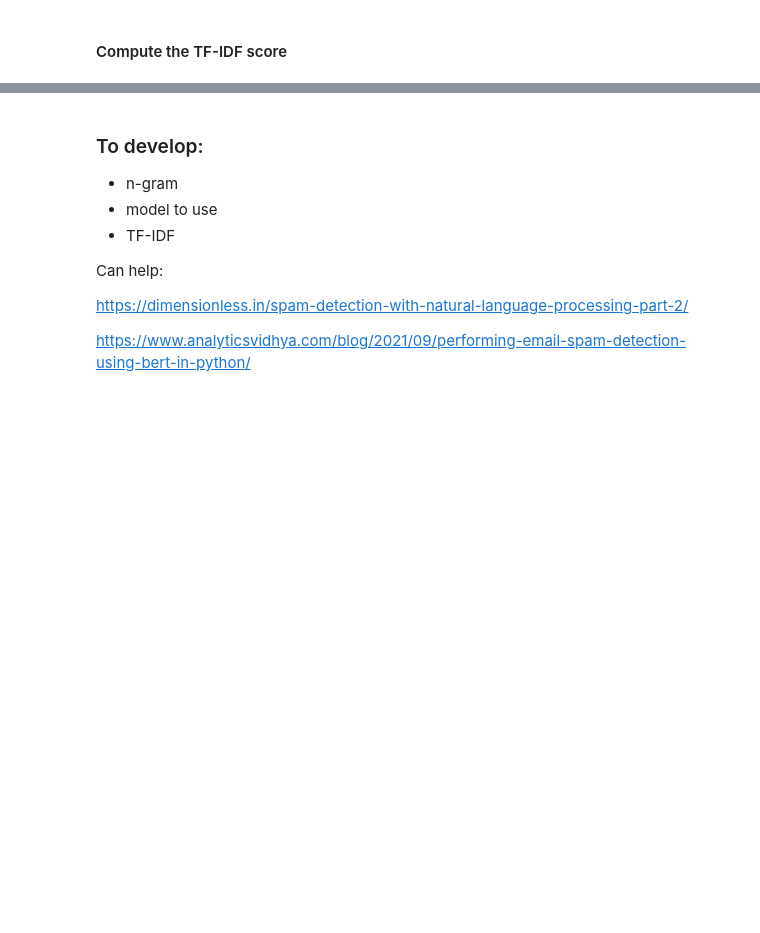
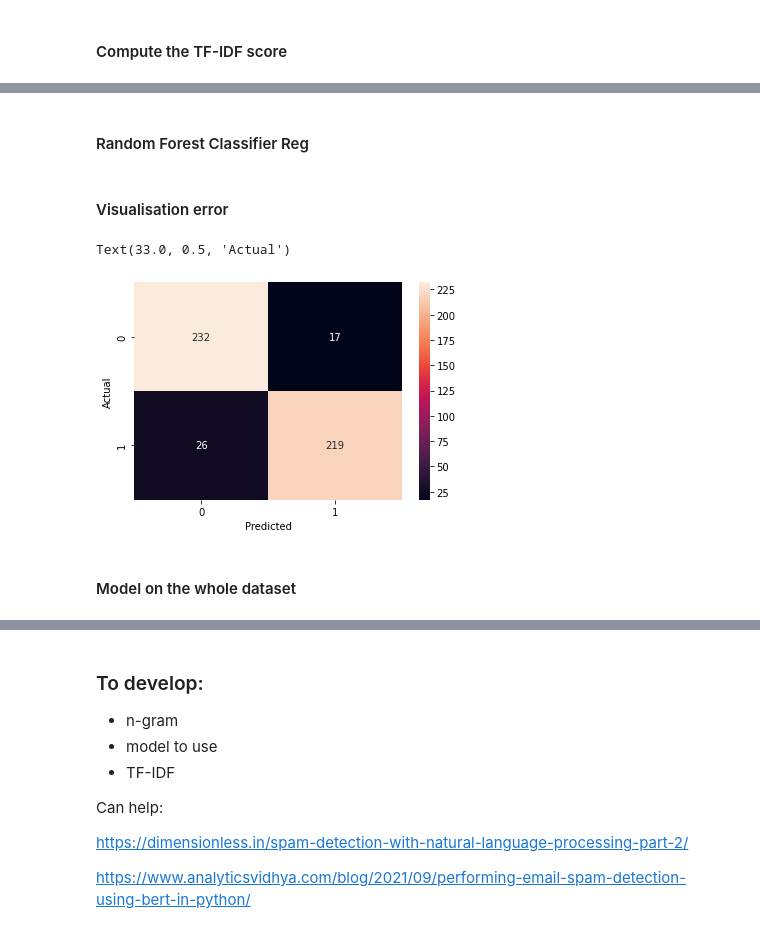
Before and after one commit to pablitocito/SPAM_detection, a Jupyter notebook: spam_notebook.ipynb, the cells around one changed output, grey strips where cells are left out. Saved outputs shown, nothing was run; the diff lists cells and outputs as text; code cells hidden in the pictures; blank space fills up the shorter version.

Commit message:
model_rdmf

```diff
--- a/spam_notebook.ipynb
+++ b/spam_notebook.ipynb
@@ -152,0 +225,3 @@ df_model= pd.concat([df_spam , df_ham_downsampled])
+# %%
+#Concatenate the score of tf-idf and the initial dataframe
+df_model=pd.concat([df_model , tfidf_df],axis=1)
@@ -152,0 +244,24 @@ df_model= pd.concat([df_spam , df_ham_downsampled])
+# %% [markdown]
+#### Random Forest Classifier Reg
+# %%
+X_model=df_model[df_model.columns.difference(['Nature', 'SMS','is_spam'])]
+y=df_model[['is_spam']]
+X_train, X_test, y_train, y_test = train_test_split( X_model, y, test_size=0.33, random_state=42)
+# %%
+clf = RandomForestClassifier(max_depth=2, random_state=0)
+clf.fit(X_train, y_train)
+y_pred=clf.predict(X_test)
+# %% [markdown]
+#### Visualisation error
+# %%
+cm = confusion_matrix(y_test,y_pred)
+# %%
+# creating a graph out of confusion matrix
+sns.heatmap(cm, annot = True, fmt = 'd')
+plt.xlabel('Predicted')
+plt.ylabel('Actual')
+# %% [output]
+Text(33.0, 0.5, 'Actual')
+[figure, added]
+# %% [markdown]
+#### Model on the whole dataset
```
Also changed, not shown: parts of 17 cells of this notebook.
